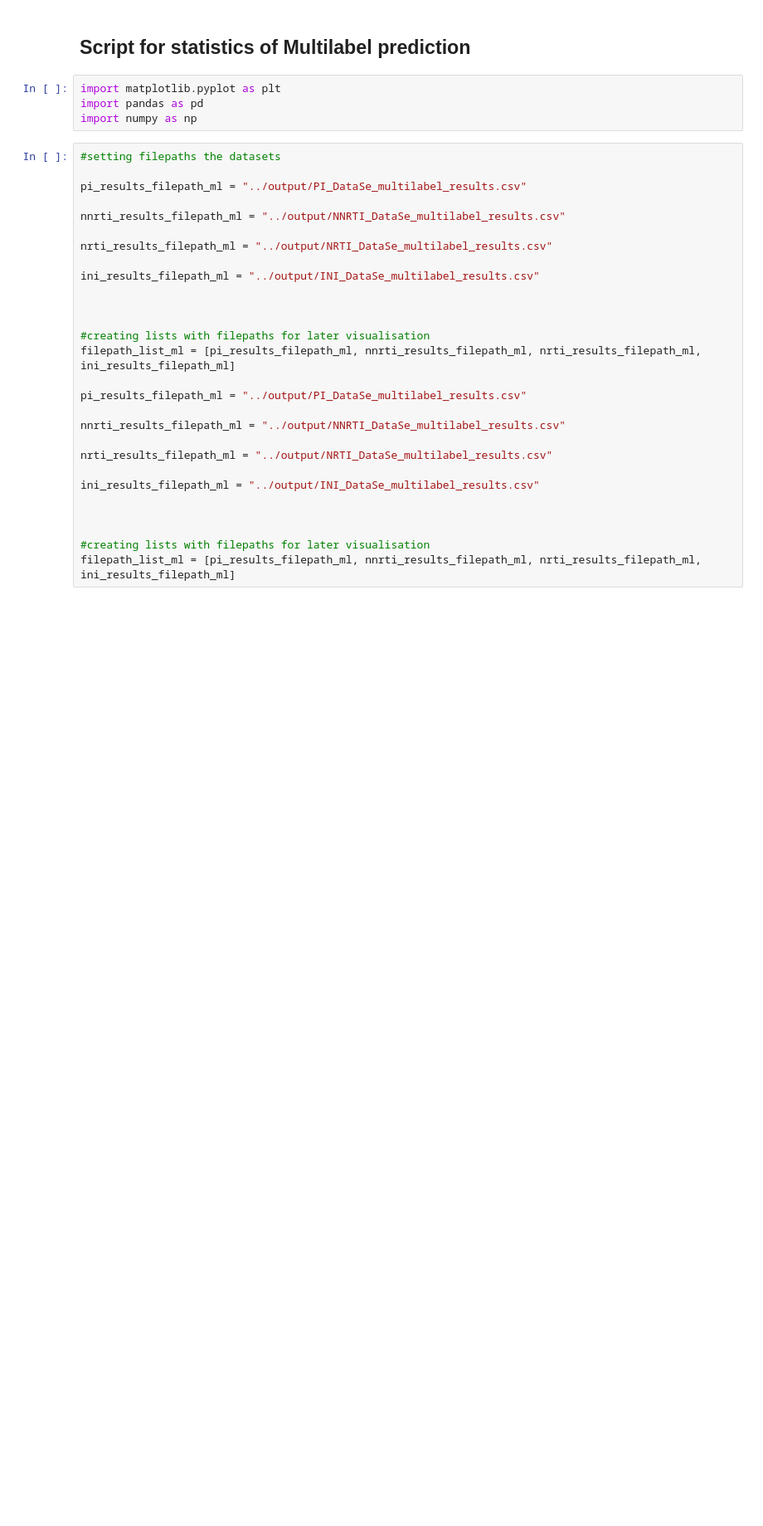
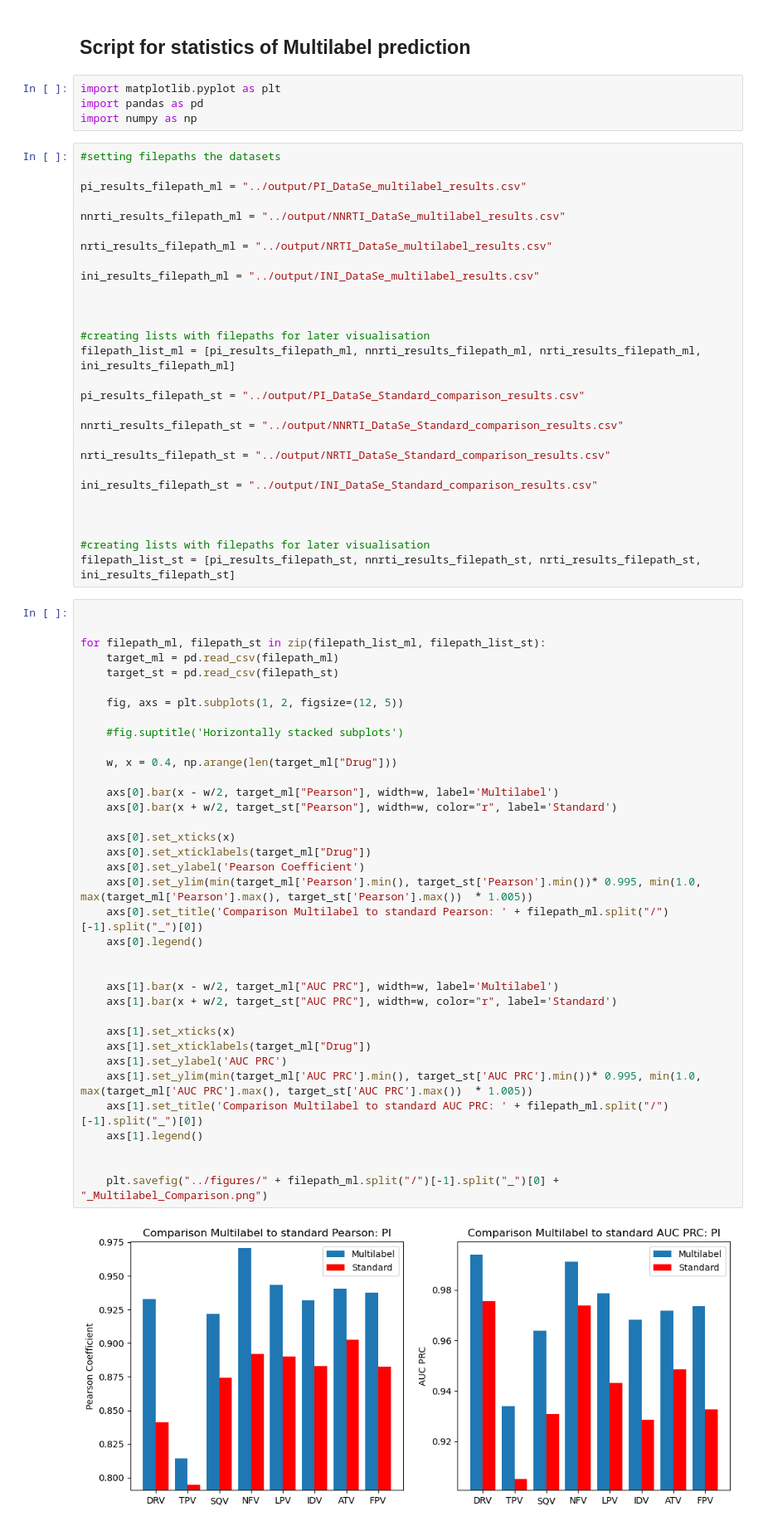
Before and after one commit to FloAvis/Masterthesis_TabPFN_HIV, a Jupyter notebook: statistics/Multilabel-statistics.ipynb, the cells around one changed output. Shown at 83% size. Cells and saved outputs as stored; diff of their text form; blank space fills up the shorter version.

```diff
--- a/statistics/Multilabel-statistics.ipynb
+++ b/statistics/Multilabel-statistics.ipynb
@@ -20,15 +20,53 @@ ini_results_filepath_ml = "../output/INI_DataSe_multilabel_results.csv"
 #creating lists with filepaths for later visualisation
 filepath_list_ml = [pi_results_filepath_ml, nnrti_results_filepath_ml, nrti_results_filepath_ml, ini_results_filepath_ml]
 
-pi_results_filepath_ml = "../output/PI_DataSe_multilabel_results.csv"
+pi_results_filepath_st = "../output/PI_DataSe_Standard_comparison_results.csv"
 
-nnrti_results_filepath_ml = "../output/NNRTI_DataSe_multilabel_results.csv"
+nnrti_results_filepath_st = "../output/NNRTI_DataSe_Standard_comparison_results.csv"
 
-nrti_results_filepath_ml = "../output/NRTI_DataSe_multilabel_results.csv"
+nrti_results_filepath_st = "../output/NRTI_DataSe_Standard_comparison_results.csv"
 
-ini_results_filepath_ml = "../output/INI_DataSe_multilabel_results.csv"
+ini_results_filepath_st = "../output/INI_DataSe_Standard_comparison_results.csv"
 
 
 
 #creating lists with filepaths for later visualisation
-filepath_list_ml = [pi_results_filepath_ml, nnrti_results_filepath_ml, nrti_results_filepath_ml, ini_results_filepath_ml]
+filepath_list_st = [pi_results_filepath_st, nnrti_results_filepath_st, nrti_results_filepath_st, ini_results_filepath_st]
+# %%
+
+
+for filepath_ml, filepath_st in zip(filepath_list_ml, filepath_list_st):
+    target_ml = pd.read_csv(filepath_ml)
+    target_st = pd.read_csv(filepath_st)
+
+    fig, axs = plt.subplots(1, 2, figsize=(12, 5))
+
+    #fig.suptitle('Horizontally stacked subplots')
+
+    w, x = 0.4, np.arange(len(target_ml["Drug"]))
+
+    axs[0].bar(x - w/2, target_ml["Pearson"], width=w, label='Multilabel')
+    axs[0].bar(x + w/2, target_st["Pearson"], width=w, color="r", label='Standard')
+
+    axs[0].set_xticks(x)
+    axs[0].set_xticklabels(target_ml["Drug"])
+    axs[0].set_ylabel('Pearson Coefficient')
+    axs[0].set_ylim(min(target_ml['Pearson'].min(), target_st['Pearson'].min())* 0.995, min(1.0, max(target_ml['Pearson'].max(), target_st['Pearson'].max())  * 1.005))
+    axs[0].set_title('Comparison Multilabel to standard Pearson: ' + filepath_ml.split("/")[-1].split("_")[0])
+    axs[0].legend()
+
+
+    axs[1].bar(x - w/2, target_ml["AUC PRC"], width=w, label='Multilabel')
+    axs[1].bar(x + w/2, target_st["AUC PRC"], width=w, color="r", label='Standard')
+
+    axs[1].set_xticks(x)
+    axs[1].set_xticklabels(target_ml["Drug"])
+    axs[1].set_ylabel('AUC PRC')
+    axs[1].set_ylim(min(target_ml['AUC PRC'].min(), target_st['AUC PRC'].min())* 0.995, min(1.0, max(target_ml['AUC PRC'].max(), target_st['AUC PRC'].max())  * 1.005))
+    axs[1].set_title('Comparison Multilabel to standard AUC PRC: ' + filepath_ml.split("/")[-1].split("_")[0])
+    axs[1].legend()
+
+
+    plt.savefig("../figures/" + filepath_ml.split("/")[-1].split("_")[0] + "_Multilabel_Comparison.png")
+# %% [output]
+[figure, added]
```
Also changed, not shown: parts of 1 cell of this notebook, 4 other files.
